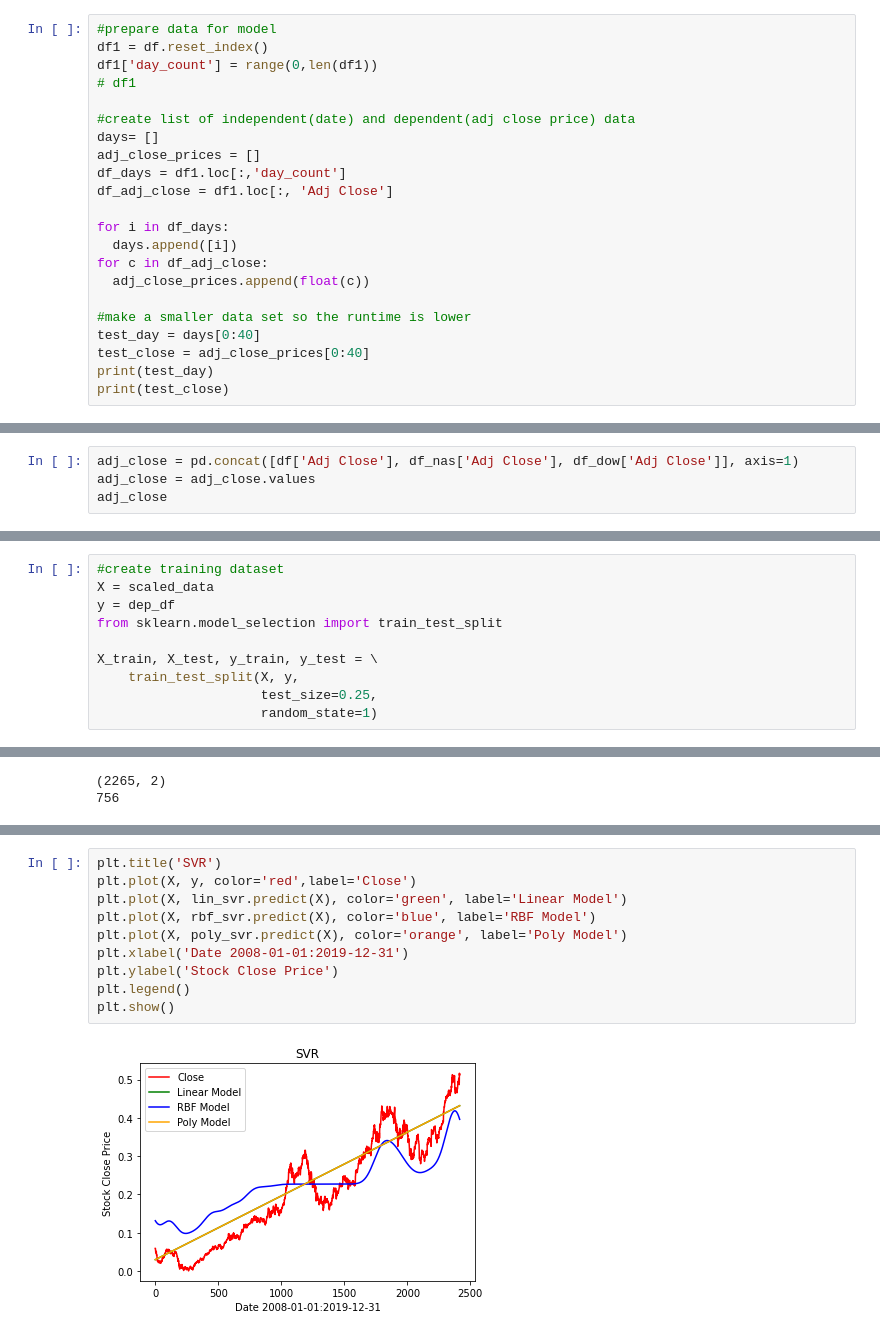
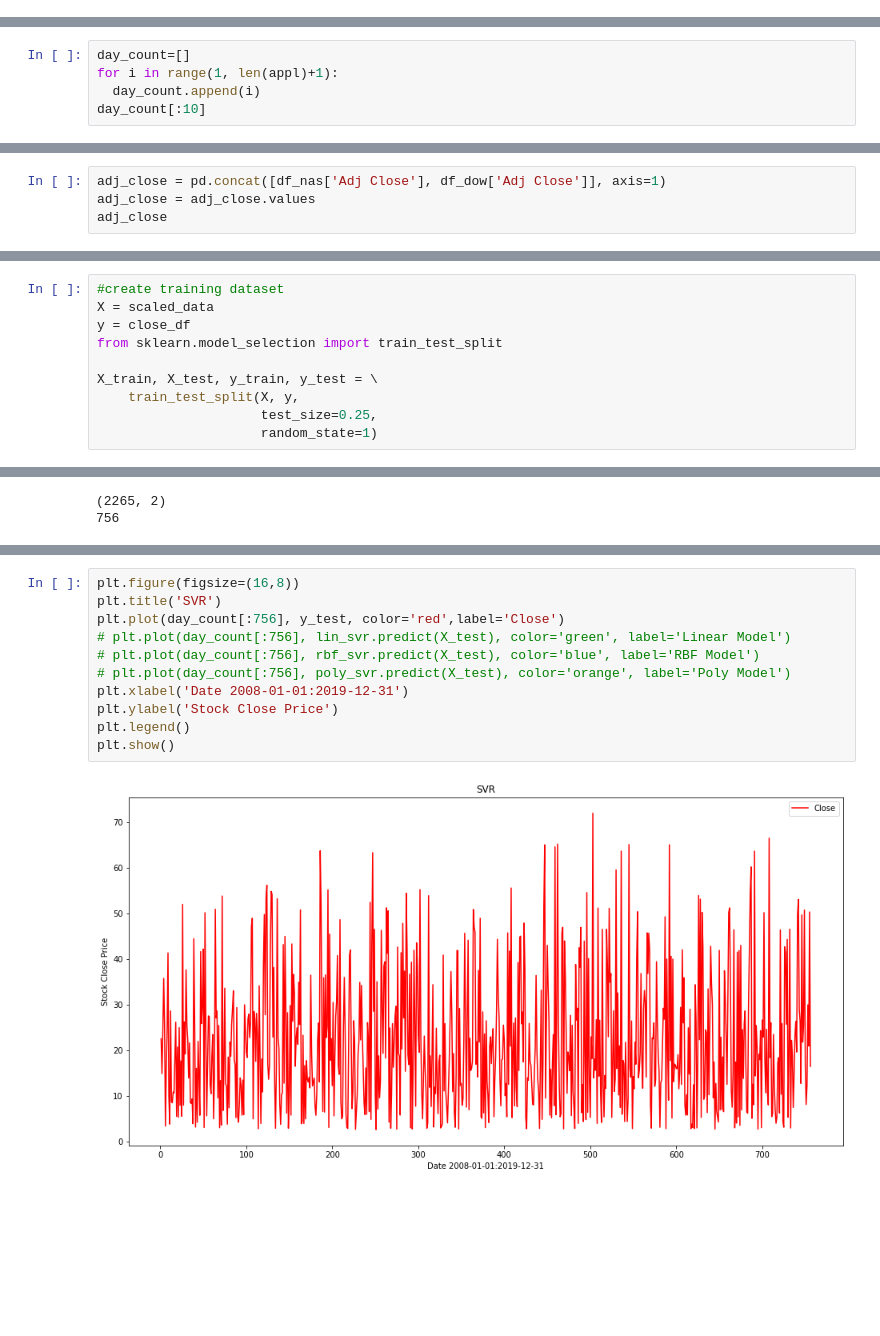
Before and after one commit to zlibutmatthew/Stock-Prediction-SVM, a Jupyter notebook: SVM_Stock_Prediction.ipynb, the cells around one changed output, grey strips where cells are left out. Cells and saved outputs as stored; diff of their text form; blank space fills up the shorter version.

```diff
--- a/SVM_Stock_Prediction.ipynb
+++ b/SVM_Stock_Prediction.ipynb
@@ -125,22 +109,0 @@ array([6.01317501, 6.01595306, 5.55672312, 5.48234558, 5.2851367 ,
-# %%
-#prepare data for model
-df1 = df.reset_index()
-df1['day_count'] = range(0,len(df1))
-# df1
-
-#create list of independent(date) and dependent(adj close price) data
-days= []
-adj_close_prices = []
-df_days = df1.loc[:,'day_count']
-df_adj_close = df1.loc[:, 'Adj Close']
-
-for i in df_days:
-  days.append([i])
-for c in df_adj_close:
-  adj_close_prices.append(float(c))
-
-#make a smaller data set so the runtime is lower
-test_day = days[0:40]
-test_close = adj_close_prices[0:40]
-print(test_day)
-print(test_close)
@@ -149,0 +143,5 @@ print(test_close)
+# %%
+day_count=[]
+for i in range(1, len(appl)+1):
+  day_count.append(i)
+day_count[:10]
@@ -185,5 +177,5 @@ ValueError: ignored
 # %%
-adj_close = pd.concat([df['Adj Close'], df_nas['Adj Close'], df_dow['Adj Close']], axis=1)
+adj_close = pd.concat([df_nas['Adj Close'], df_dow['Adj Close']], axis=1)
 adj_close = adj_close.values
 adj_close
 # %% [output]
@@ -227,7 +219,7 @@ array([[0.17294727, 0.29400165],
 # %%
 #create training dataset
 X = scaled_data
-y = dep_df
+y = close_df
 from sklearn.model_selection import train_test_split
 
 X_train, X_test, y_train, y_test = \
@@ -273,12 +269,13 @@ linear test 0.9334529978137224
 # %%
+plt.figure(figsize=(16,8))
 plt.title('SVR')
-plt.plot(X, y, color='red',label='Close')
-plt.plot(X, lin_svr.predict(X), color='green', label='Linear Model')
-plt.plot(X, rbf_svr.predict(X), color='blue', label='RBF Model')
-plt.plot(X, poly_svr.predict(X), color='orange', label='Poly Model')
+plt.plot(day_count[:756], y_test, color='red',label='Close')
+# plt.plot(day_count[:756], lin_svr.predict(X_test), color='green', label='Linear Model')
+# plt.plot(day_count[:756], rbf_svr.predict(X_test), color='blue', label='RBF Model')
+# plt.plot(day_count[:756], poly_svr.predict(X_test), color='orange', label='Poly Model')
 plt.xlabel('Date 2008-01-01:2019-12-31')
 plt.ylabel('Stock Close Price')
 plt.legend()
 plt.show()
 # %% [output]
-[figure, old version]
+[figure, new version]
```
Also changed, not shown: parts of 15 cells of this notebook.
